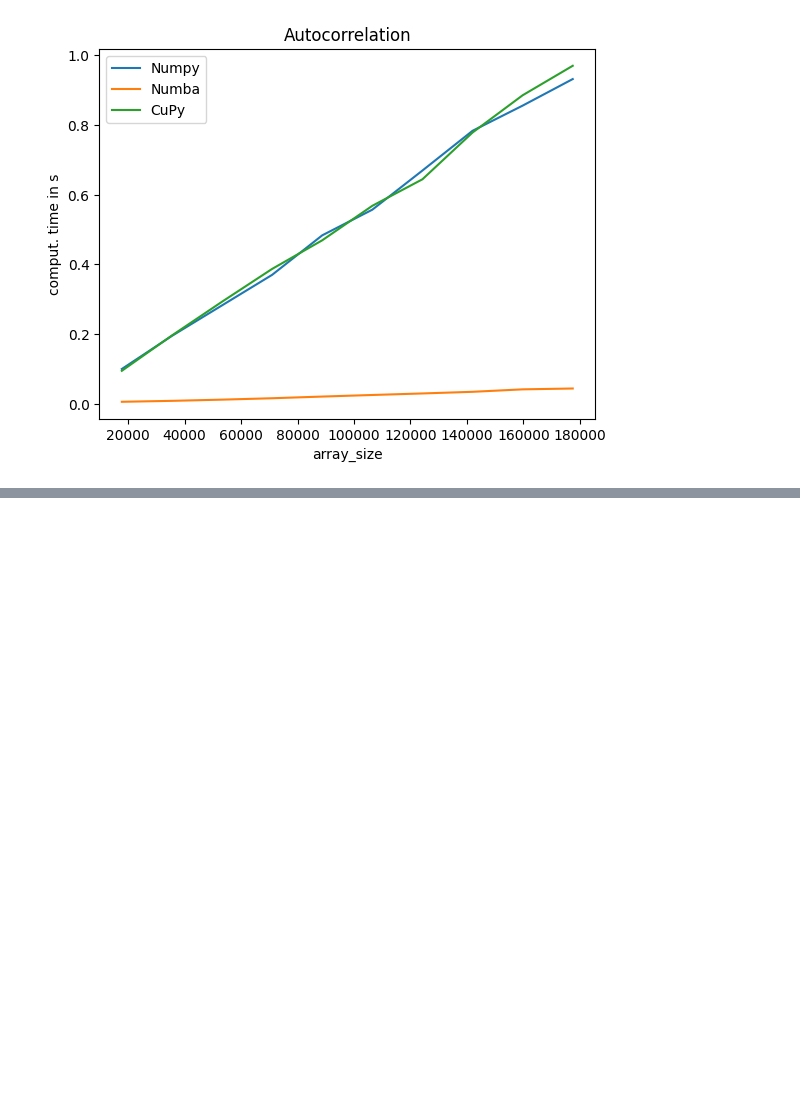
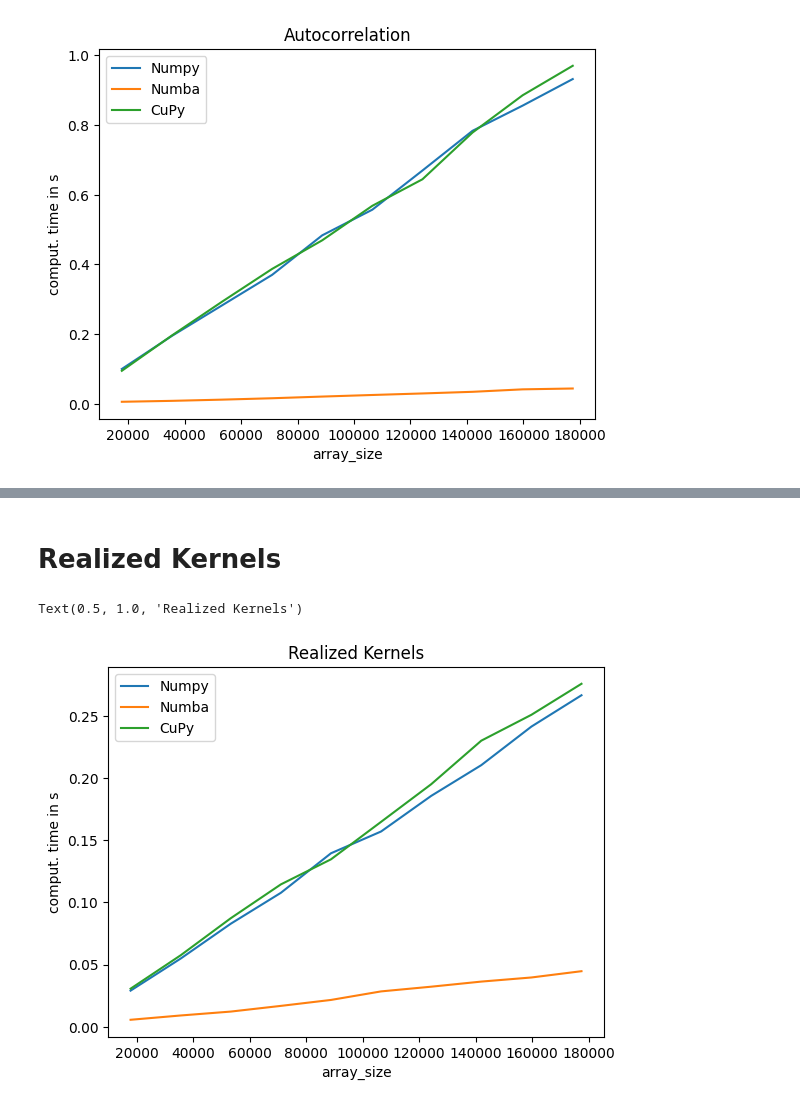
Before and after one commit to BogChamp/exchange_features, a Jupyter notebook: last-experiments.ipynb, the cells around one changed output, grey strips where cells are left out. Saved outputs shown, nothing was run; the diff lists cells and outputs as text; code cells hidden in the pictures; blank space fills up the shorter version.

```diff
--- a/last-experiments.ipynb
+++ b/last-experiments.ipynb
@@ -235,0 +357,39 @@ Text(0.5, 1.0, 'Autocorrelation')
+# %% [markdown]
+# Realized Kernels
+# %%
+H = 3
+# %%
+numba_times = []
+
+for size in tqdm(trades_sizes_array):
+    start = time.perf_counter()
+    realized_kernel_per_H = np.array(numba_data_realized_kernel(log_ret[:size], H, autocorrelation_time_window))
+    end = time.perf_counter()
+    numba_times.append(end - start)
+# %%
+numpy_times = []
+
+for size in tqdm(trades_sizes_array):
+    start = time.perf_counter()
+    realized_kernel_per_H = np.array(numpy_data_realized_kernel(log_ret[:size], H, autocorrelation_time_window))
+    end = time.perf_counter()
+    numpy_times.append(end - start)
+# %%
+cupy_times = []
+
+for size in tqdm(trades_sizes_array):
+    start = time.perf_counter()
+    realized_kernel_per_H = np.array(numpy_data_realized_kernel(log_ret[:size], H, autocorrelation_time_window))
+    end = time.perf_counter()
+    cupy_times.append(end - start)
+# %%
+plt.plot(ob_sizes_array, numpy_times, label='Numpy')
+plt.plot(ob_sizes_array, numba_times, label='Numba')
+plt.plot(ob_sizes_array, cupy_times, label='CuPy')
+plt.xlabel('array_size')
+plt.legend()
+plt.ylabel('comput. time in s')
+plt.title('Realized Kernels')
+# %% [output]
+Text(0.5, 1.0, 'Realized Kernels')
+[figure, added]
```
Also changed, not shown: parts of 7 cells of this notebook.
